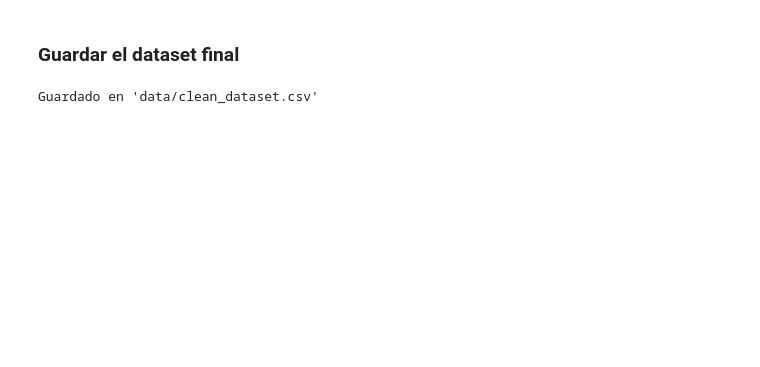
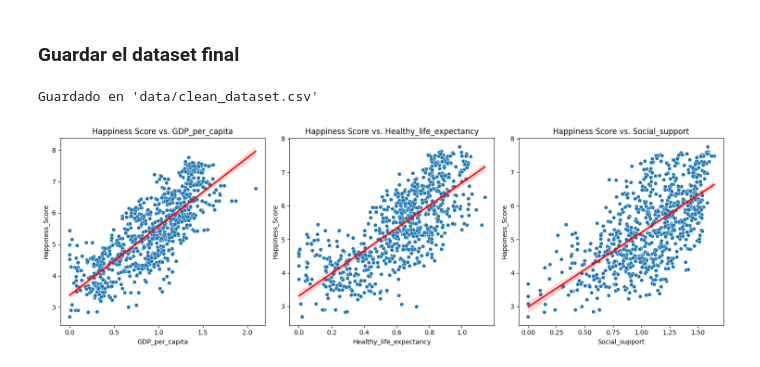
Before and after one commit to Michelburgos/Workshop-3, a Jupyter notebook: notebooks/001-EDA copy.ipynb, the cells around one changed output. Cells and saved outputs as stored; diff of their text form; code cells hidden in the pictures; blank space fills up the shorter version.

```diff
--- a/notebooks/001-EDA copy.ipynb
+++ b/notebooks/001-EDA copy.ipynb
@@ -762,9 +773,3 @@ plt.tight_layout()
 plt.show()
 # %% [output]
 [figure]
-# %%
-import numpy as np
-
-df['GDP_log'] = np.log1p(df['GDP_per_capita'])
-df['Support_sqrt'] = np.sqrt(df['Social_support'])
-df['Corruption_inv'] = 1 - df['Perceptions_of_corruption']  # percepción de transparencia
@@ -977,7 +894,7 @@ columns_to_encode = [col for col in categorical_cols if col in df.columns]
 
 # Usamos get_dummies con los prefijos correctamente asignados
 df = pd.get_dummies(df, columns=columns_to_encode,
-                    prefix=[f'Region_{col}' if col == 'Region' else
+                    prefix=[f'Continent{col}' if col == 'Continent' else
                             f'_{col}' for col in columns_to_encode])
 
 print("Categóricas codificadas con One-Hot Encoding:", columns_to_encode)
@@ -1009,0 +947,21 @@ Booleanas codificadas a enteros (1/0): ['Year_2015', 'Year_2016', 'Year_2017', '
+# %%
+from sklearn.decomposition import PCA
+from sklearn.preprocessing import StandardScaler
+
+# PCA para GDP_per_capita y Healthy_life_expectancy
+pca_cols = ['GDP_per_capita', 'Healthy_life_expectancy']
+pca_data = df[pca_cols]
+scaler = StandardScaler()
+pca_data_scaled = scaler.fit_transform(pca_data)
+pca = PCA(n_components=2)
+pca_result = pca.fit_transform(pca_data_scaled)
+
+# Renombrar PCA_Component_1 a Economic_Health_Index
+df['Economic_Health_Index'] = pca_result[:, 0]  # Primer componente
+# No incluir PCA_Component_2
+print("Varianza explicada por PCA:", pca.explained_variance_ratio_)
+print("Suma de varianza explicada:", sum(pca.explained_variance_ratio_))
+
+# Calcular correlación de componentes con Happiness_Score
+correlation_matrix = df[['Happiness_Score', 'Economic_Health_Index']].corr()
+print("Correlaciones con Happiness_Score (PCA):\n", correlation_matrix['Happiness_Score'])
@@ -1010,3 +975,5 @@ Booleanas codificadas a enteros (1/0): ['Year_2015', 'Year_2016', 'Year_2017', '
+# %%
+df = df.drop(columns=[ 'Happiness_Rank'])
 # %% [markdown]
 ### Guardar el dataset final
 # %%
@@ -1014,3 +981,14 @@ df.to_csv('../data/clean_dataset.csv', index=False)
 print("\nGuardado en 'data/clean_dataset.csv'")
 # %% [output]
 Guardado en 'data/clean_dataset.csv'
+# %%
+plt.figure(figsize=(15, 5))
+for i, var in enumerate(['GDP_per_capita', 'Healthy_life_expectancy', 'Social_support'], 1):
+    plt.subplot(1, 3, i)
+    sns.scatterplot(x=var, y='Happiness_Score', data=df)
+    sns.regplot(x=var, y='Happiness_Score', data=df, scatter=False, color='red')
+    plt.title(f'Happiness Score vs. {var}')
+plt.tight_layout()
+plt.show()
+# %% [output]
+[figure, added]
```
Also changed, not shown: parts of 23 cells of this notebook, 6 other files.
